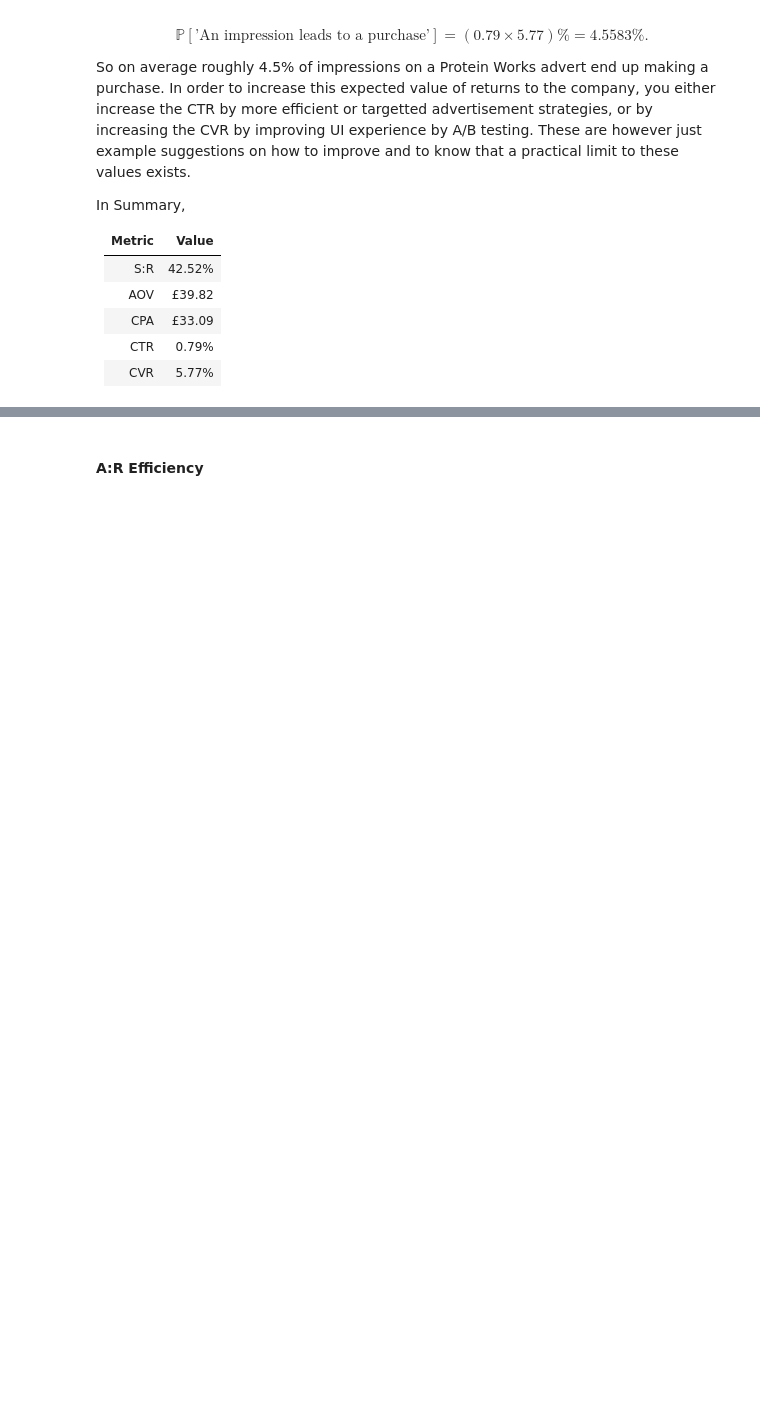
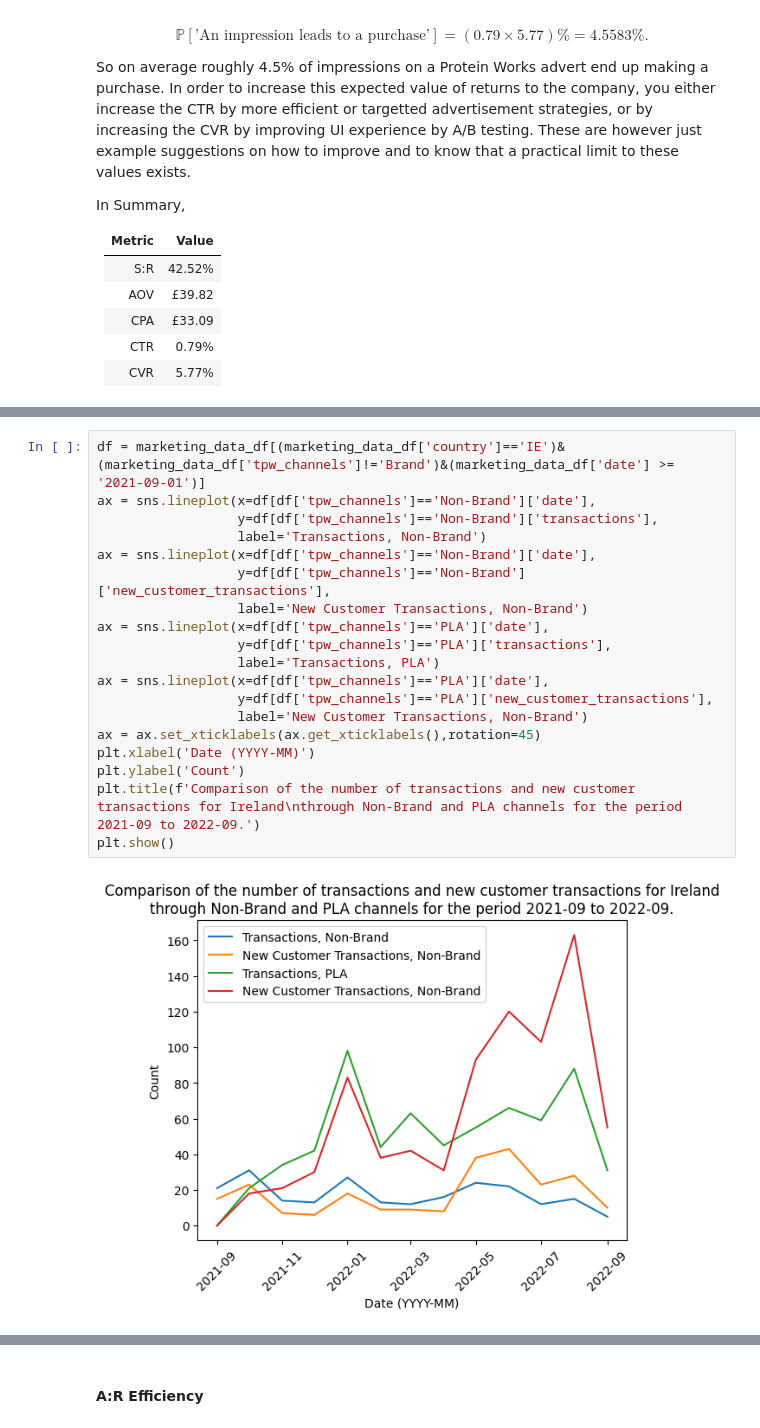
Before and after one commit to DanRHoward/Protein_Works_Presentation, a Jupyter notebook: Protein Works Presentation.ipynb, the cells around one changed output, grey strips where cells are left out. Saved outputs shown, nothing was run; the diff lists cells and outputs as text; blank space fills up the shorter version.

```diff
--- a/Protein Works Presentation.ipynb
+++ b/Protein Works Presentation.ipynb
@@ -292,0 +363,21 @@ plt.show()
+# %%
+df = marketing_data_df[(marketing_data_df['country']=='IE')&(marketing_data_df['tpw_channels']!='Brand')&(marketing_data_df['date'] >= '2021-09-01')]
+ax = sns.lineplot(x=df[df['tpw_channels']=='Non-Brand']['date'],
+                  y=df[df['tpw_channels']=='Non-Brand']['transactions'],
+                  label='Transactions, Non-Brand')
+ax = sns.lineplot(x=df[df['tpw_channels']=='Non-Brand']['date'],
+                  y=df[df['tpw_channels']=='Non-Brand']['new_customer_transactions'],
+                  label='New Customer Transactions, Non-Brand')
+ax = sns.lineplot(x=df[df['tpw_channels']=='PLA']['date'],
+                  y=df[df['tpw_channels']=='PLA']['transactions'],
+                  label='Transactions, PLA')
+ax = sns.lineplot(x=df[df['tpw_channels']=='PLA']['date'],
+                  y=df[df['tpw_channels']=='PLA']['new_customer_transactions'],
+                  label='New Customer Transactions, Non-Brand')
+ax = ax.set_xticklabels(ax.get_xticklabels(),rotation=45)
+plt.xlabel('Date (YYYY-MM)')
+plt.ylabel('Count')
+plt.title(f'Comparison of the number of transactions and new customer transactions for Ireland\nthrough Non-Brand and PLA channels for the period 2021-09 to 2022-09.')
+plt.show()
+# %% [output]
+[figure, added]
```
Also changed, not shown: parts of 73 cells of this notebook.
